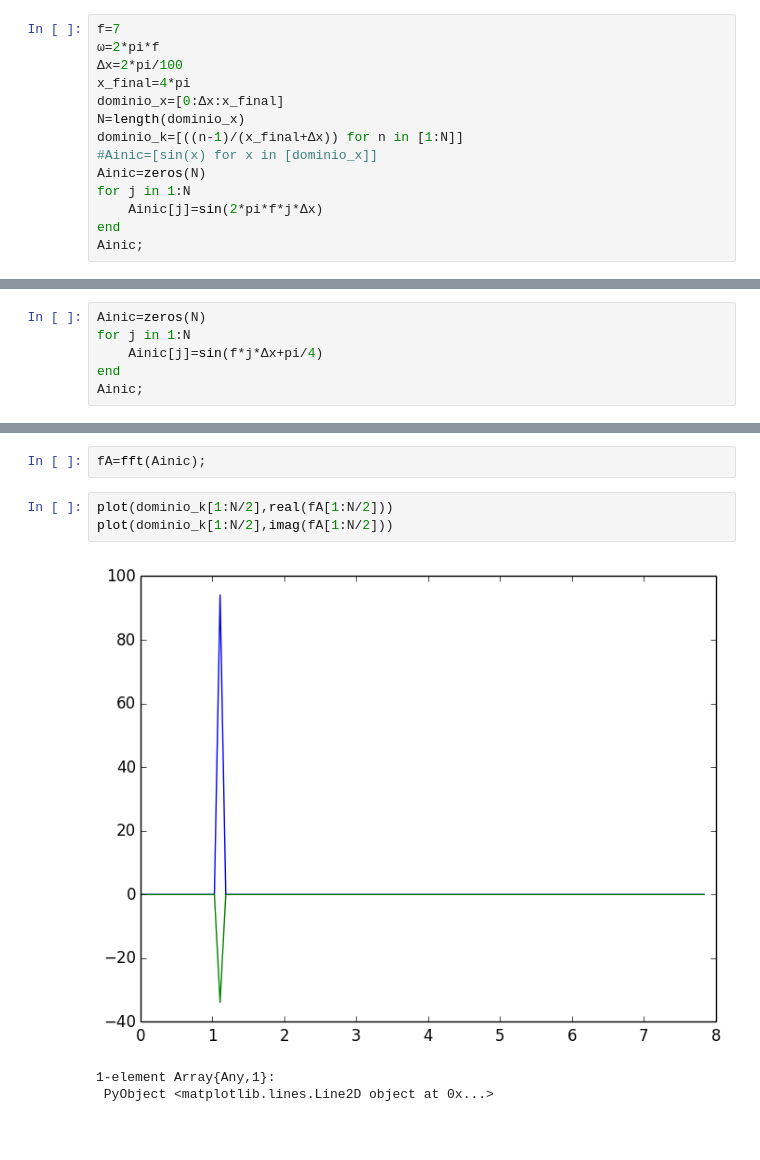
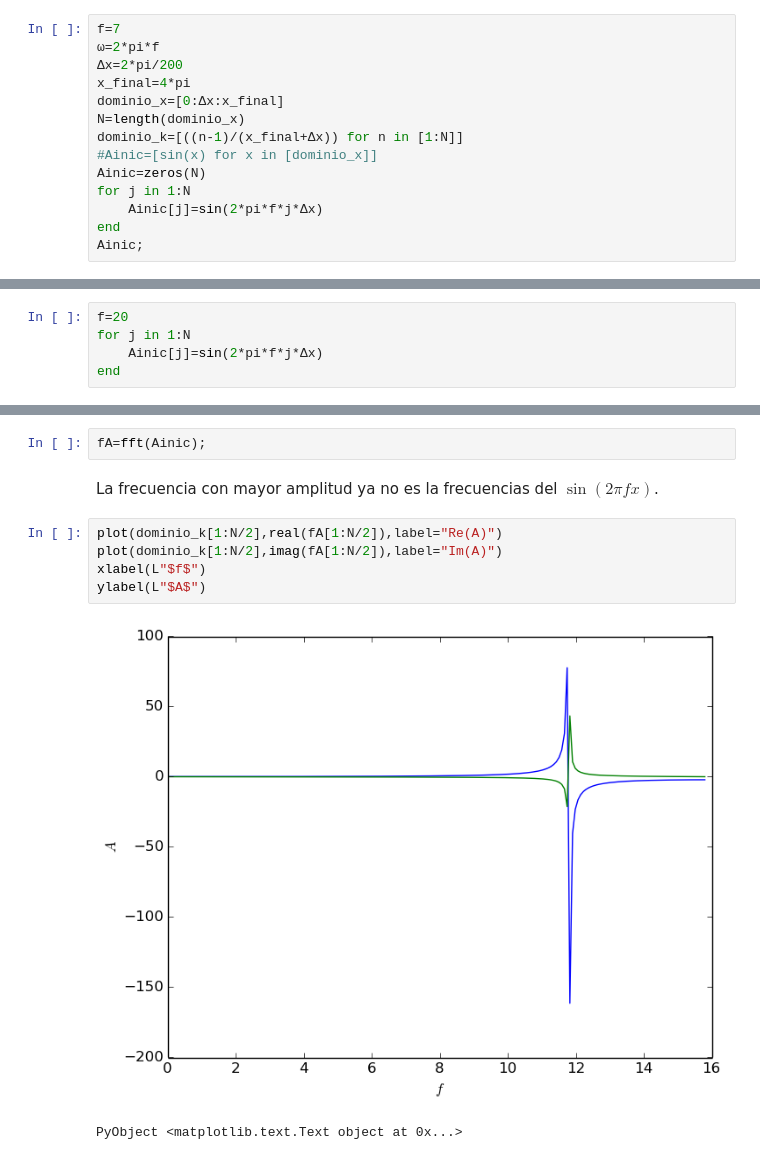
Before and after one commit to carlosmvillegasb/ProyectoFinal, a Jupyter notebook: ProyectoFourier_Granados-Villegas.ipynb, the cells around one changed output, grey strips where cells are left out. Cells and saved outputs as stored; diff of their text form; blank space fills up the shorter version.

```diff
--- a/ProyectoFourier_Granados-Villegas.ipynb
+++ b/ProyectoFourier_Granados-Villegas.ipynb
@@ -521,7 +537,7 @@ Tratando de mostrar el aliasing.
 # %%
 f=7
 ω=2*pi*f
-Δx=2*pi/100
+Δx=2*pi/200
 x_final=4*pi
 dominio_x=[0:Δx:x_final]
 N=length(dominio_x)
@@ -554,6 +580,5 @@ plot(dominio_k[1:N/2],imag(fA[1:N/2]))
 # %%
-Ainic=zeros(N)
+f=20
 for j in 1:N
-    Ainic[j]=sin(f*j*Δx+pi/4)
+    Ainic[j]=sin(2*pi*f*j*Δx)
 end
-Ainic;
@@ -560,9 +592,12 @@ Ainic;
 # %%
 fA=fft(Ainic);
+# %% [markdown]
+La frecuencia con mayor amplitud ya no es la frecuencias del $\sin(2 \pi f x)$.
 # %%
-plot(dominio_k[1:N/2],real(fA[1:N/2]))
-plot(dominio_k[1:N/2],imag(fA[1:N/2]))
+plot(dominio_k[1:N/2],real(fA[1:N/2]),label="Re(A)")
+plot(dominio_k[1:N/2],imag(fA[1:N/2]),label="Im(A)")
+xlabel(L"$f$")
+ylabel(L"$A$")
 # %% [output]
-[figure, old version]
+[figure, new version]
-1-element Array{Any,1}:
- PyObject <matplotlib.lines.Line2D object at 0x...>
+PyObject <matplotlib.text.Text object at 0x...>
```
Also changed, not shown: parts of 17 cells of this notebook.
